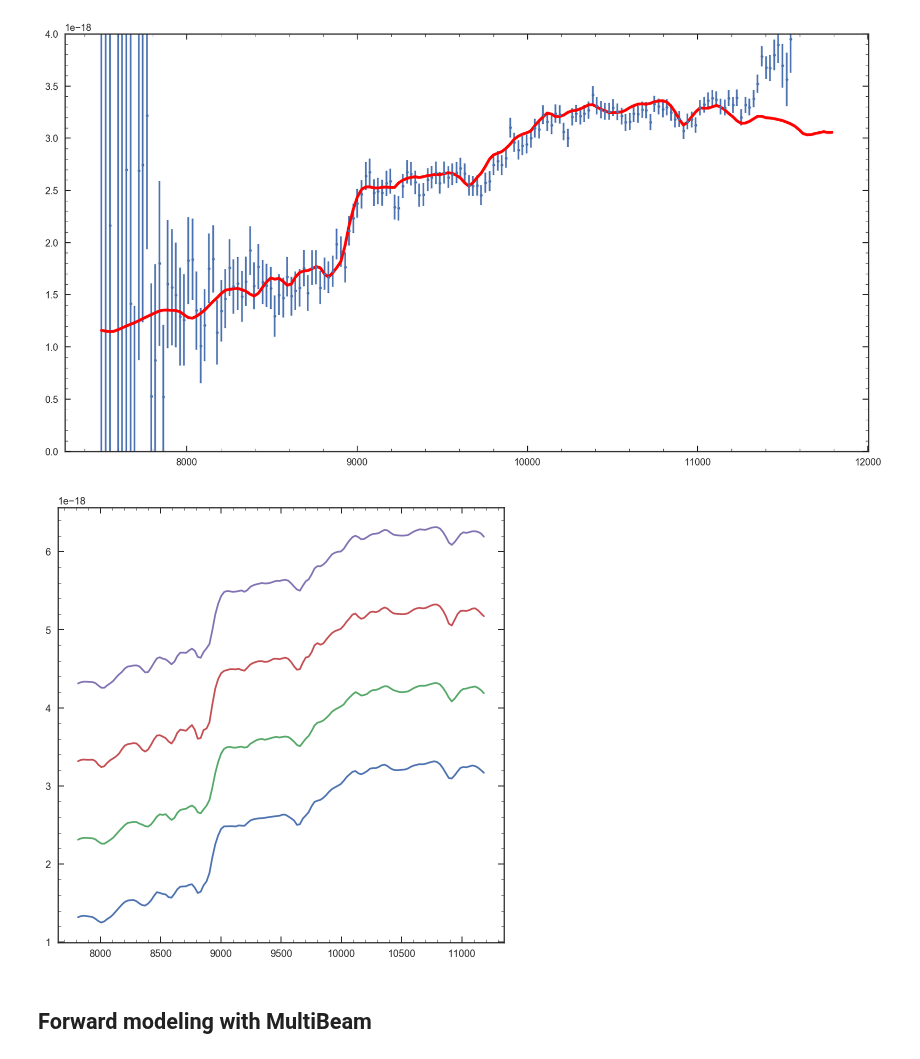
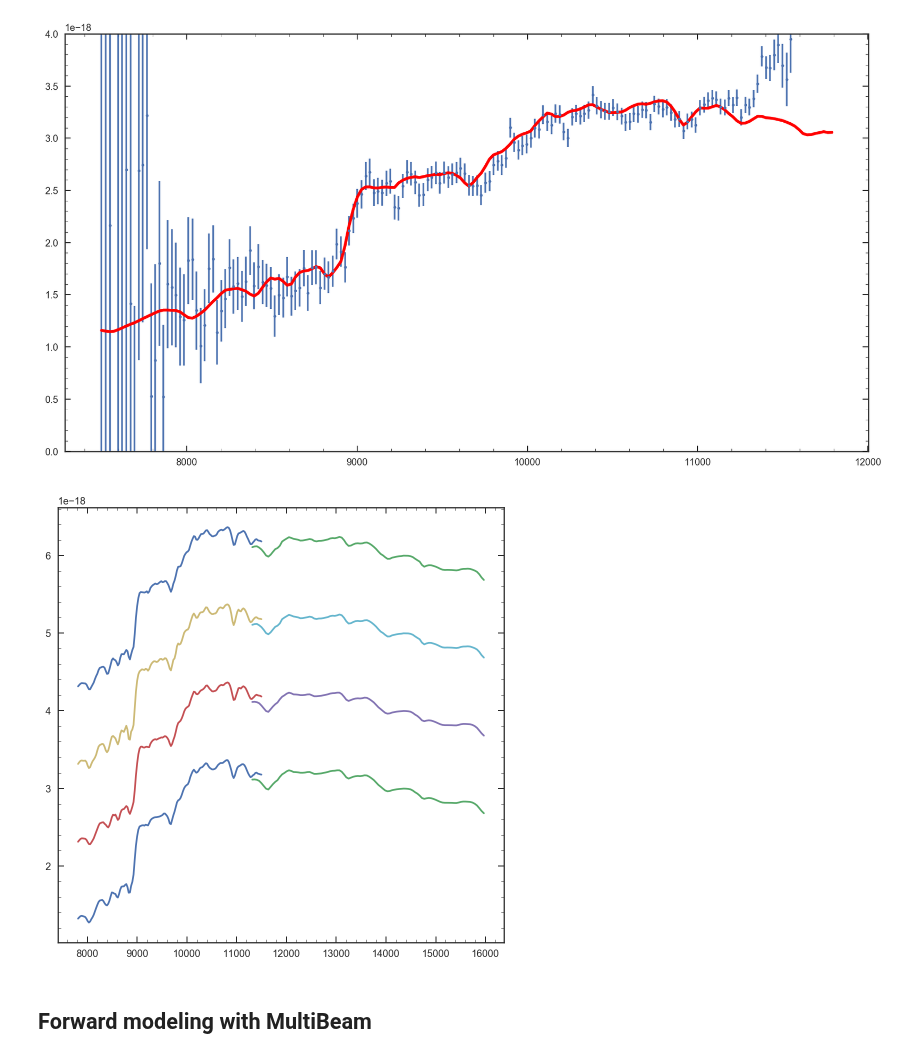
Before and after one commit to ivastar/clear, a Jupyter notebook: notebooks/forward_modeling/Foward_model.ipynb, the cells around one changed output. Drawn from its saved outputs; the diff is of its cells as text; code cells hidden in the pictures.

Commit message:
updated forward_modeling

```diff
--- a/notebooks/forward_modeling/Foward_model.ipynb
+++ b/notebooks/forward_modeling/Foward_model.ipynb
@@ -141,13 +143,23 @@ class Gen_spec(object):
             model_redshift = self.redshift
 
         ## Compute the models
-        self.beam.compute_model(spectrum_1d=[model_wv*(1+model_redshift),model_fl])
+        self.beam_102.compute_model(spectrum_1d=[model_wv*(1+model_redshift),model_fl])
+        self.beam_141.compute_model(spectrum_1d=[model_wv*(1+model_redshift),model_fl])
 
         ## Extractions the model (error array here is meaningless)
-        w, f, e = self.beam.beam.optimal_extract(self.beam.model , bin=0)
+        w, f, e = self.beam_102.beam.optimal_extract(self.beam_102.model , bin=0)
 
-        ifl = interp1d(w, f)(self.gal_wv)
+        ifl = interp1d(w, f)(self.gal_wv_102)
 
-        C = Scale_model(self.gal_fl, self.gal_er, ifl / self.filt)
+        C = Scale_model(self.gal_fl_102, self.gal_er_102, ifl / self.filt_102)
 
-        self.fl = C * ifl / self.filt
+        self.fl_102 = C * ifl / self.filt_102
+
+        ## Extractions the model (error array here is meaningless)
+        w, f, e = self.beam_141.beam.optimal_extract(self.beam_141.model , bin=0)
+
+        ifl = interp1d(w, f)(self.gal_wv_141)
+
+        C = Scale_model(self.gal_fl_141, self.gal_er_141, ifl / self.filt_141)
+
+        self.fl_141 = C * ifl / self.filt_141
@@ -156,13 +166,17 @@ beams = glob('beams/o*')
+# %%
+beam_102 = glob('beams/o*g102*')
+beam_141 = glob('beams/o*g141*')
 # %%
 plt.figure(figsize=[8,8])
 
-for i in range(len(beams)):
-    sp = Gen_spec(beams[i], 1.248, 'galaxy_spec.npy')
+for i in range(len(beam_102)):
+    sp = Gen_spec(beam_102[i],beam_141[i//2], 1.255, 'galaxy_spec_g102.npy', 'galaxy_spec_g141.npy')
     sp.Sim_spec('model_spec/m0.019_a2.5_dt8.0_spec.npy')
 
-    plt.plot(sp.gal_wv, sp.fl+(i*0.1E-17))
+    plt.plot(sp.gal_wv_102, sp.fl_102+(i*0.1E-17))
+    plt.plot(sp.gal_wv_141, sp.fl_141+(i*0.1E-17))
 # %% [output]
-[figure, old version]
+[figure, new version]
 # %% [markdown]
 ## Forward modeling with MultiBeam
 # %%
```
Also changed, not shown: parts of 6 cells of this notebook, 1 other file.
